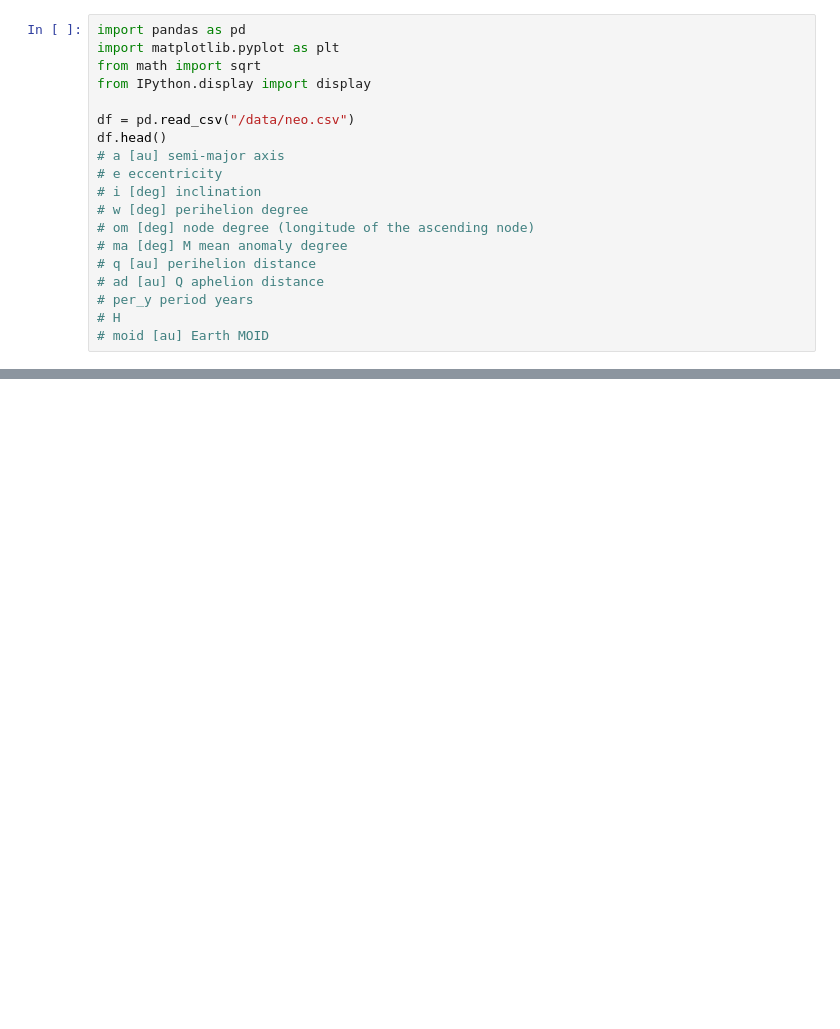
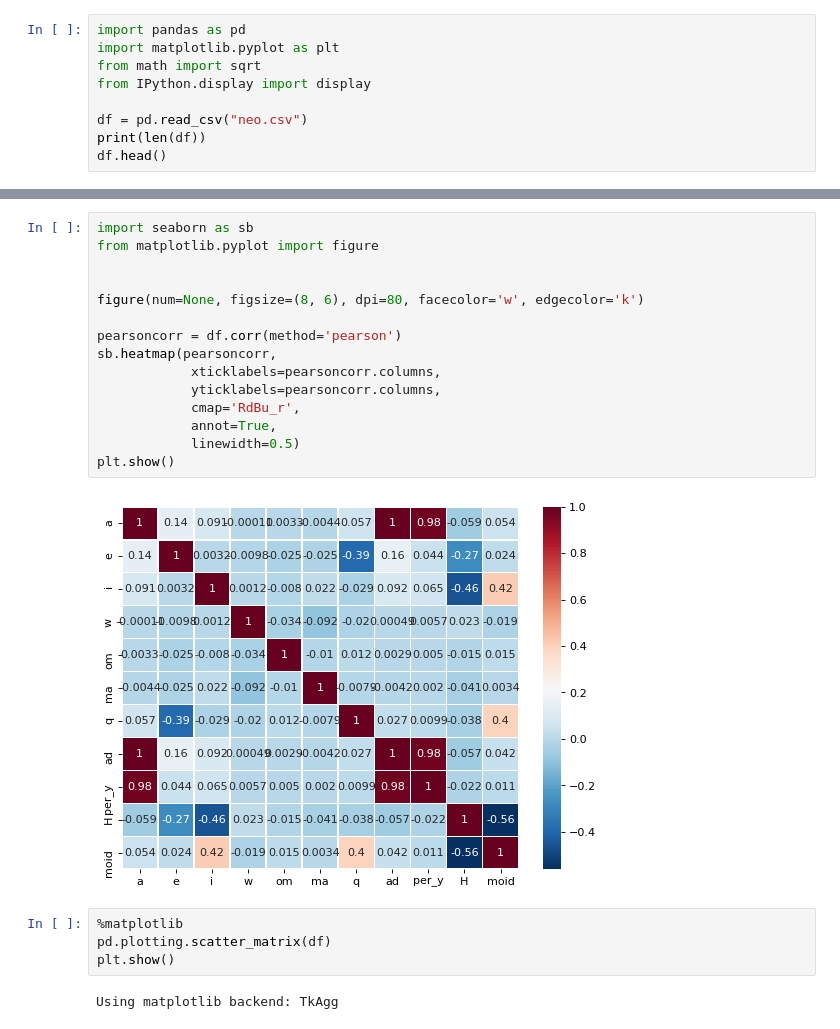
Before and after one commit to dgjustice/wificidr, a Jupyter notebook: school/MATH239-Data-Presentation/Final_project.ipynb, the cells around one changed output, grey strips where cells are left out. Drawn from its saved outputs; the diff is of its cells as text; blank space fills up the shorter version.

```diff
--- a/school/MATH239-Data-Presentation/Final_project.ipynb
+++ b/school/MATH239-Data-Presentation/Final_project.ipynb
@@ -35,17 +82,7 @@ import matplotlib.pyplot as plt
 from math import sqrt
 from IPython.display import display
 
-df = pd.read_csv("/data/neo.csv")
+df = pd.read_csv("neo.csv")
+print(len(df))
 df.head()
-# a [au] semi-major axis
-# e eccentricity
-# i [deg] inclination
-# w [deg] perihelion degree
-# om [deg] node degree (longitude of the ascending node)
-# ma [deg] M mean anomaly degree
-# q [au] perihelion distance
-# ad [au] Q aphelion distance
-# per_y period years
-# H
-# moid [au] Earth MOID
 # %% [output]
@@ -70,0 +117,23 @@ dtype: int64
+# %%
+import seaborn as sb
+from matplotlib.pyplot import figure
+
+
+figure(num=None, figsize=(8, 6), dpi=80, facecolor='w', edgecolor='k')
+
+pearsoncorr = df.corr(method='pearson')
+sb.heatmap(pearsoncorr,
+            xticklabels=pearsoncorr.columns,
+            yticklabels=pearsoncorr.columns,
+            cmap='RdBu_r',
+            annot=True,
+            linewidth=0.5)
+plt.show()
+# %% [output]
+[figure, added]
+# %%
+%matplotlib
+pd.plotting.scatter_matrix(df)
+plt.show()
+# %% [output]
+Using matplotlib backend: TkAgg
```
Also changed, not shown: parts of 7 cells of this notebook, 1 other file.
